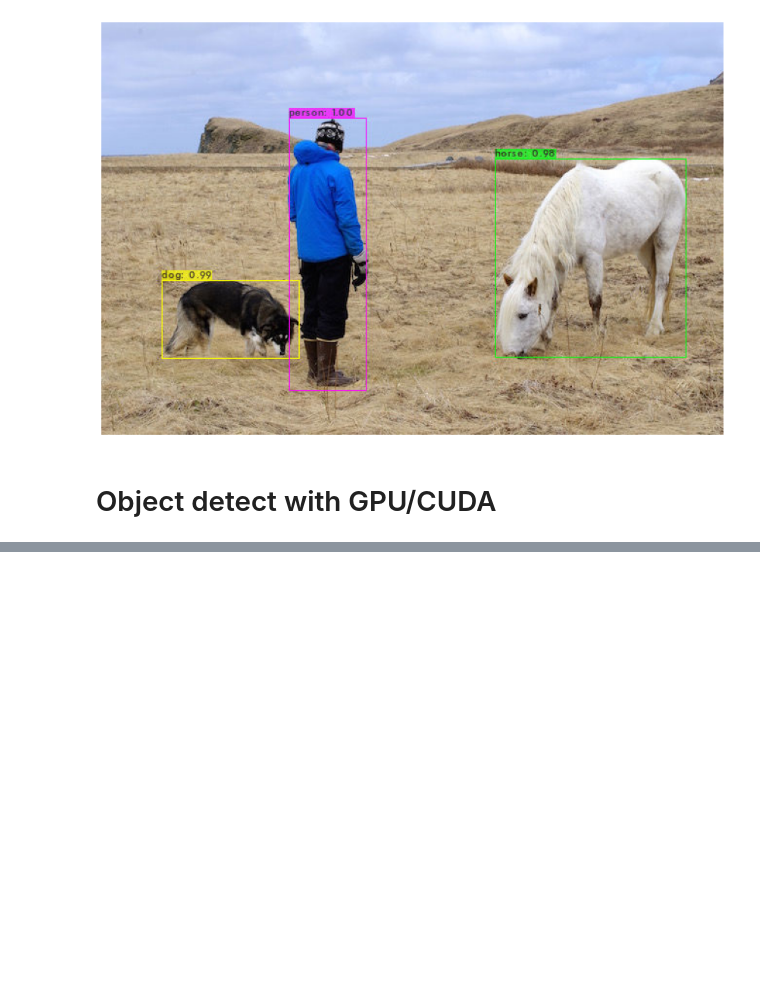
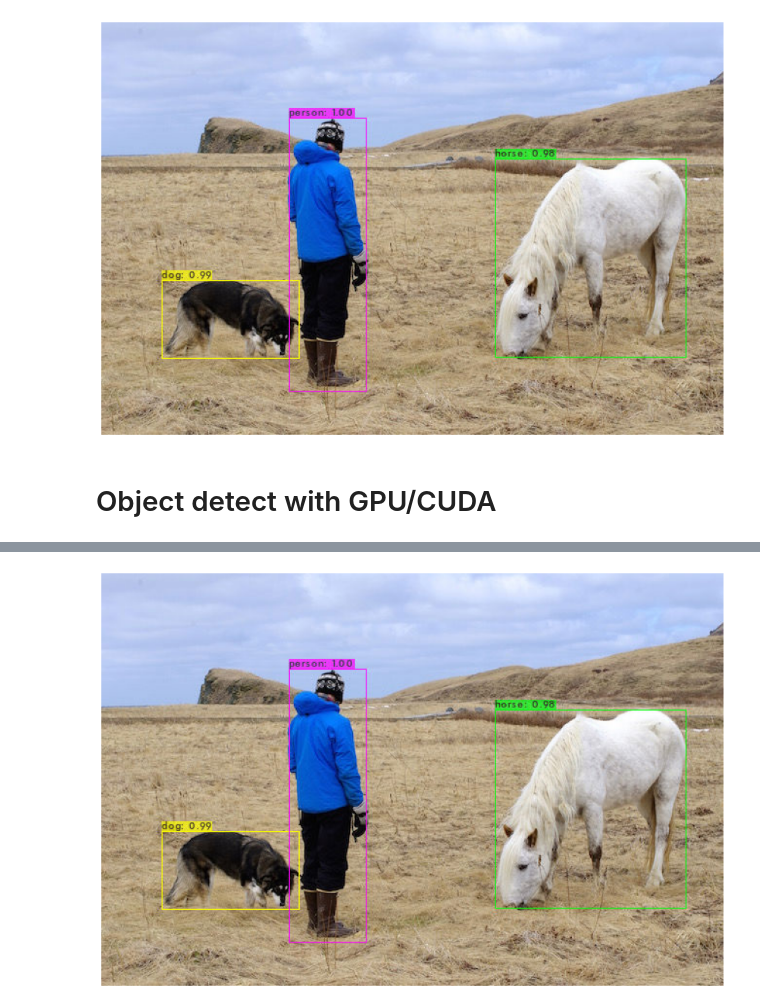
Before and after one commit to ValterNiloJr/Computer-Vision, a Jupyter notebook: Object_detector.ipynb, the cells around one changed output, grey strips where cells are left out. Cells and saved outputs as stored; diff of their text form; code cells hidden in the pictures; blank space fills up the shorter version.

```diff
--- a/Object_detector.ipynb
+++ b/Object_detector.ipynb
@@ -132,0 +251,4 @@ show('predictions.jpg')
+# %%
+show('predictions.jpg')
+# %% [output]
+[figure, added]
```
Also changed, not shown: parts of 22 cells of this notebook.
